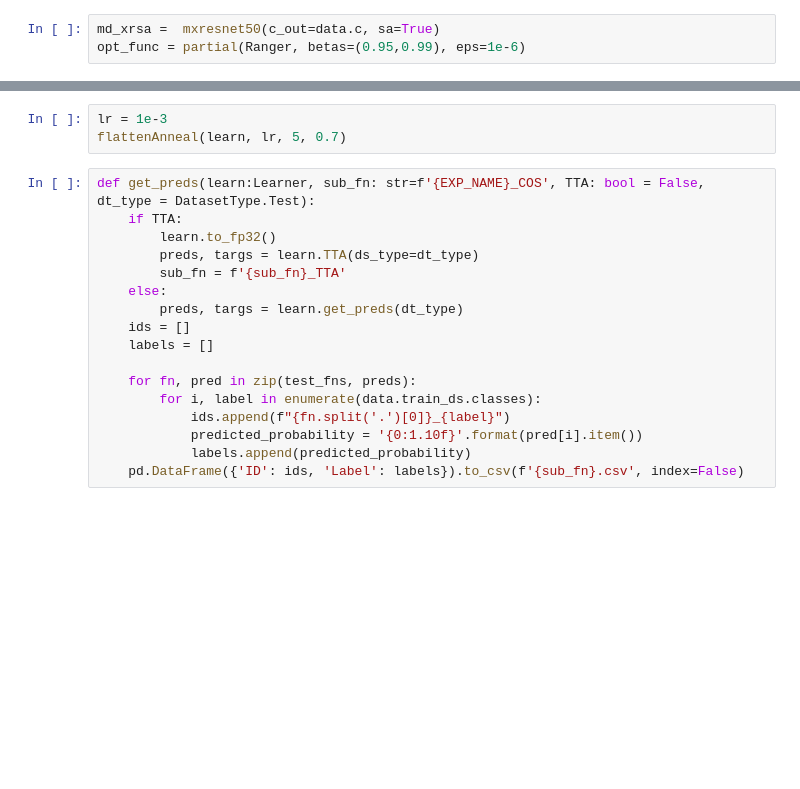
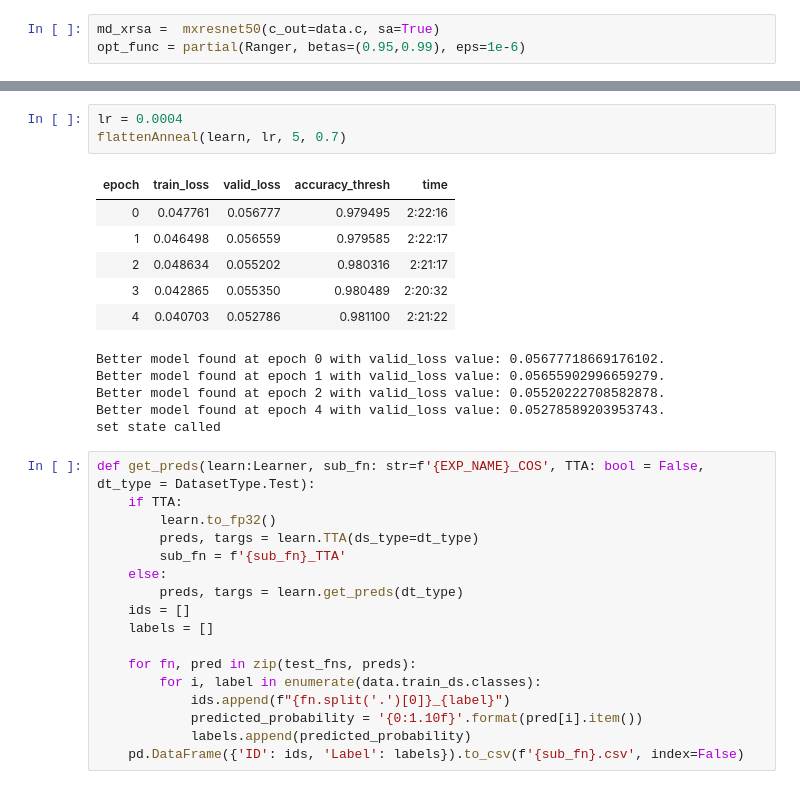
Before and after one commit to DrHB/Intracranial-Hemorrhage-Detection, a Jupyter notebook: EXP_10/EXP_10_TFL-PSD_SLH_100.ipynb, the cells around one changed output, grey strips where cells are left out. Cells and saved outputs as stored; diff of their text form; blank space fills up the shorter version.

```diff
--- a/EXP_10/EXP_10_TFL-PSD_SLH_100.ipynb
+++ b/EXP_10/EXP_10_TFL-PSD_SLH_100.ipynb
@@ -144,6 +148,18 @@ learn.unfreeze()
 # %%
-lr = 1e-3
+lr = 0.0004
 flattenAnneal(learn, lr, 5, 0.7)
+# %% [output]
+| epoch | train_loss | valid_loss | accuracy_thresh | time |
+| 0 | 0.047761 | 0.056777 | 0.979495 | 2:22:16 |
+| 1 | 0.046498 | 0.056559 | 0.979585 | 2:22:17 |
+| 2 | 0.048634 | 0.055202 | 0.980316 | 2:21:17 |
+| 3 | 0.042865 | 0.055350 | 0.980489 | 2:20:32 |
+| 4 | 0.040703 | 0.052786 | 0.981100 | 2:21:22 |
+Better model found at epoch 0 with valid_loss value: 0.05677718669176102.
+Better model found at epoch 1 with valid_loss value: 0.05655902996659279.
+Better model found at epoch 2 with valid_loss value: 0.05520222708582878.
+Better model found at epoch 4 with valid_loss value: 0.05278589203953743.
+set state called
 # %%
 def get_preds(learn:Learner, sub_fn: str=f'{EXP_NAME}_COS', TTA: bool = False, dt_type = DatasetType.Test):
     if TTA:
```
Also changed, not shown: parts of 5 cells of this notebook, 9 other files.
